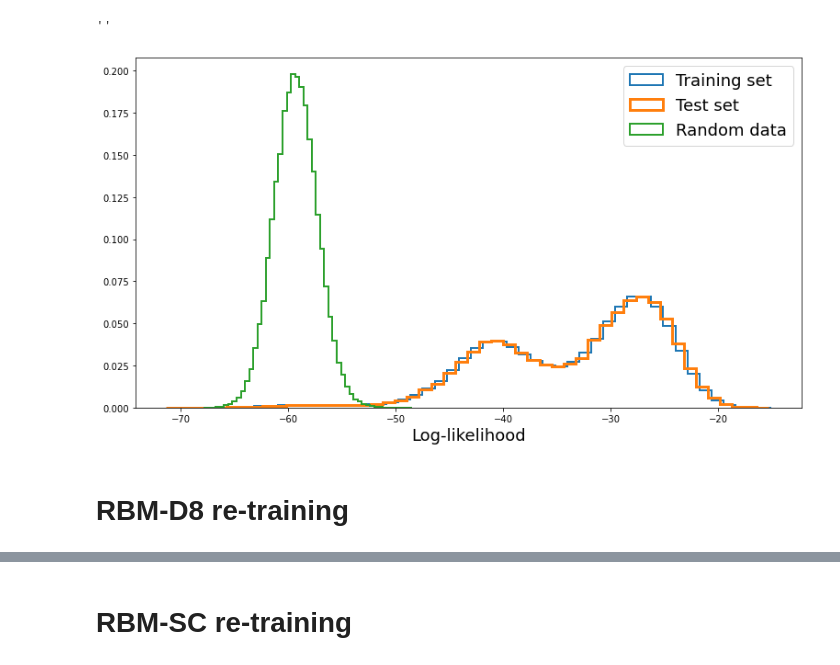
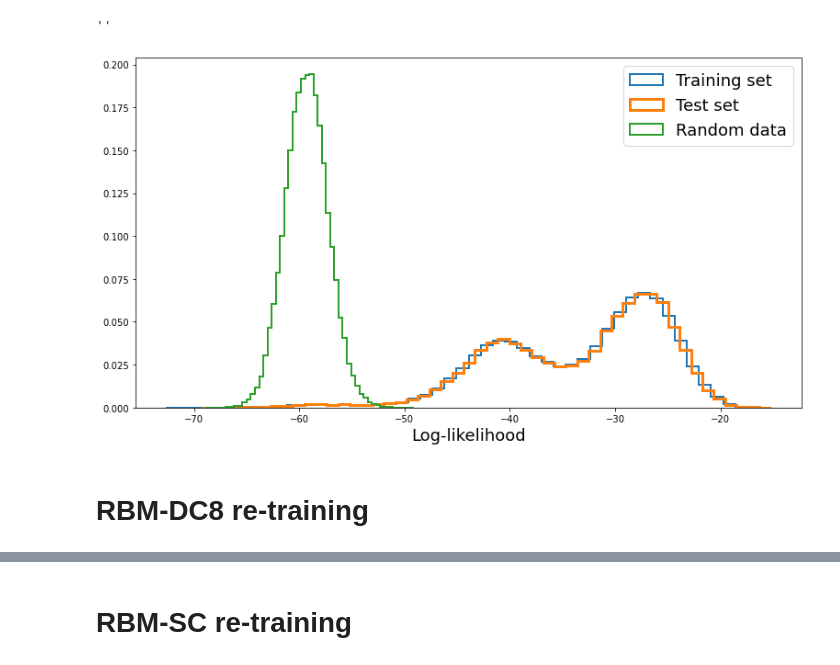
Before and after one commit to adigioacchino/RBMsForAptamers, a Jupyter notebook: RBM_training/RBMs_training.ipynb, the cells around one changed output, grey strips where cells are left out. Saved outputs shown, nothing was run; the diff lists cells and outputs as text; code cells hidden in the pictures.

Commit message:
new version with major changes to figures, and minor re-organization of the repository

```diff
--- a/RBM_training/RBMs_training.ipynb
+++ b/RBM_training/RBMs_training.ipynb
@@ -104,0 +80,17 @@ Starting epoch 15
+# %%
+# training
+n_v = train_data_C.shape[1] # Number of visible units; = # sites in alignment.
+n_h = 90
+nmc = 10 # Number of Monte Carlo steps between each update.
+lib = 1e-2 # L1b regularization. Default : 0.
+visible = 'Potts' # Nature of visible units potential. Here, Potts states.
+n_cv = 4
+hidden = 'dReLU' # Nature of hidden units potential. Here, dReLU potential.
+train_len = train_data_C.shape[0]
+RBM_DC6 = rbm.RBM(visible = visible, hidden = hidden, n_v = n_v, n_h = n_h, n_cv = n_cv)
+batch_size = 500 # Size of mini-batches (and number of Markov chains used).
+n_updates = int(2e4)
+n_iter = (n_updates // (train_data_C.shape[0] // batch_size))
+print('Using ', n_iter, ' epochs.')
+
+RBM_DC6.fit(train_data_C, batch_size = batch_size, n_iter = n_iter, l1b = lib, N_MC = nmc, verbose = 0, vverbose = 1)
@@ -105,18 +115,37 @@ Starting epoch 15
+# %%
+# resample test set with counts
+dataset_size = validation_set_s2n.shape[0] # same size of the validation dataset used for RBM-SU
+probs = validation_set_counts
+seqs = validation_set_s2n
+tot_probs = np.sum(probs)
+probs2 = np.array(probs/tot_probs, dtype = np.float64)
+tower = np.zeros(len(probs2), dtype = np.float64)
+t = 0
+for i, pr in enumerate(probs2):
+    t = t + pr
+    tower[i] = t
+resampled_seq2num = []
+for i in range(dataset_size):
+    x = np.random.random()
+    idx = tower.searchsorted(x)
+    resampled_seq2num.append(seqs[idx])
+resampled_seq2num = np.array(resampled_seq2num)
+test_data_C = np.copy(resampled_seq2num)
 # %%
 # check results on test set and on a set of random sequences
 rand_data = np.random.randint(low=0, high=3, size=test_data.shape, dtype=np.int16)
 
 fig = plt.figure(figsize=(13, 7), constrained_layout=False)
 ax = fig.add_subplot()
-ax.hist(RBM_D6.likelihood(train_data), bins=50, density=True, histtype='step', lw=2, fill=False, label="Training set")
-ax.hist(RBM_D6.likelihood(test_data), bins=50, density=True, histtype='step', lw=3, fill=False, label="Test set")
-ax.hist(RBM_D6.likelihood(rand_data), bins=50, density=True, histtype='step', lw=2, fill=False, label="Random data")
+ax.hist(RBM_DC6.likelihood(train_data_C), bins=50, density=True, histtype='step', lw=2, fill=False, label="Training set")
+ax.hist(RBM_DC6.likelihood(test_data_C), bins=50, density=True, histtype='step', lw=3, fill=False, label="Test set")
+ax.hist(RBM_DC6.likelihood(rand_data), bins=50, density=True, histtype='step', lw=2, fill=False, label="Random data")
 
 ax.legend(fontsize=18, loc=1)
 ax.set_xlabel("Log-likelihood", fontsize=18)
 ;
 # %% [output]
 ''
-[figure, old version]
+[figure, new version]
 # %%
 # save RBM
@@ -129,2 +158,2 @@ RBM_utils.saveRBM(out_path + file_name, RBM_D6)
 # %% [markdown]
-# RBM-D8 re-training
+# RBM-DC8 re-training
```
Also changed, not shown: parts of 34 cells of this notebook, 44 other files.
